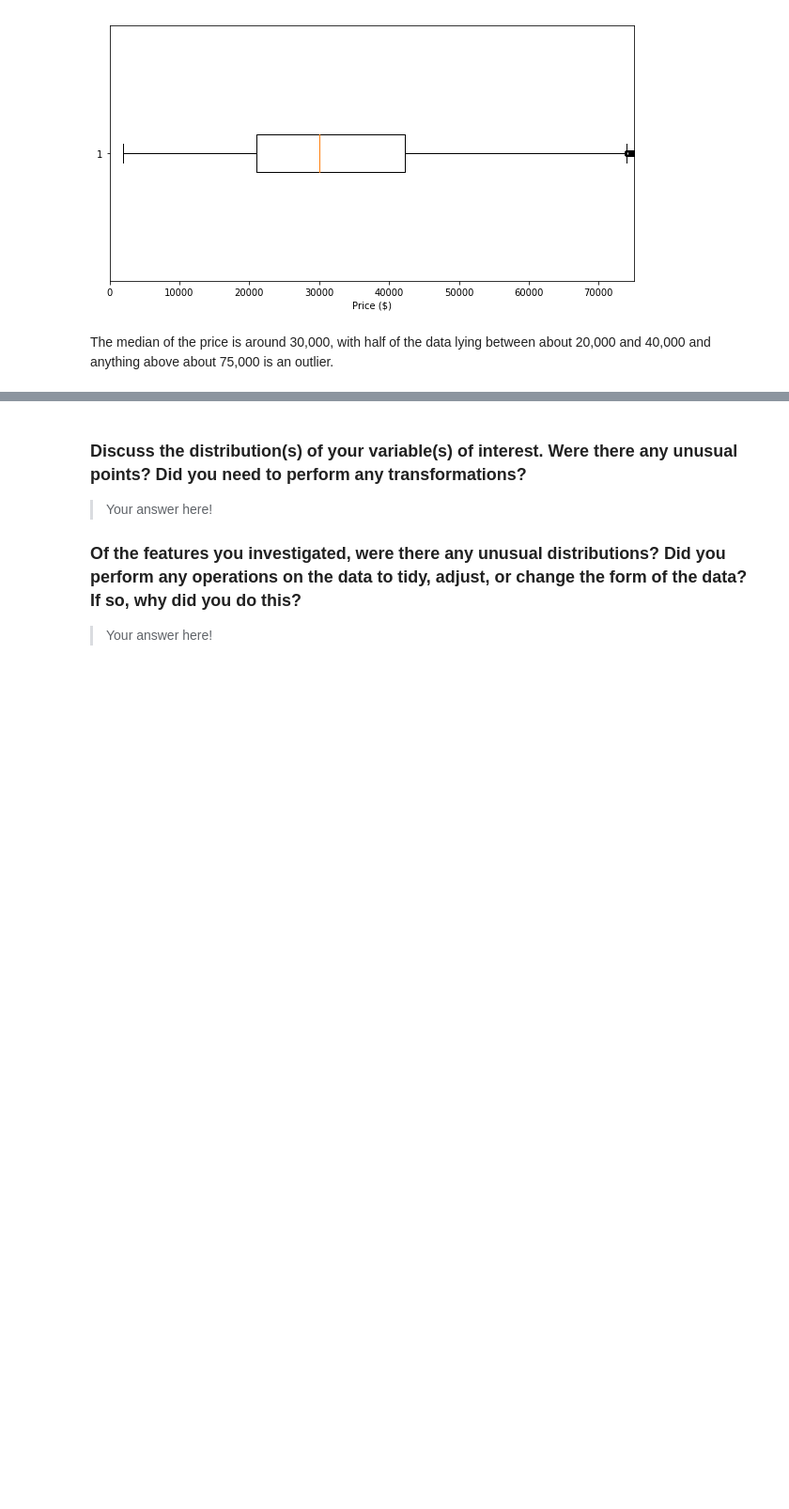
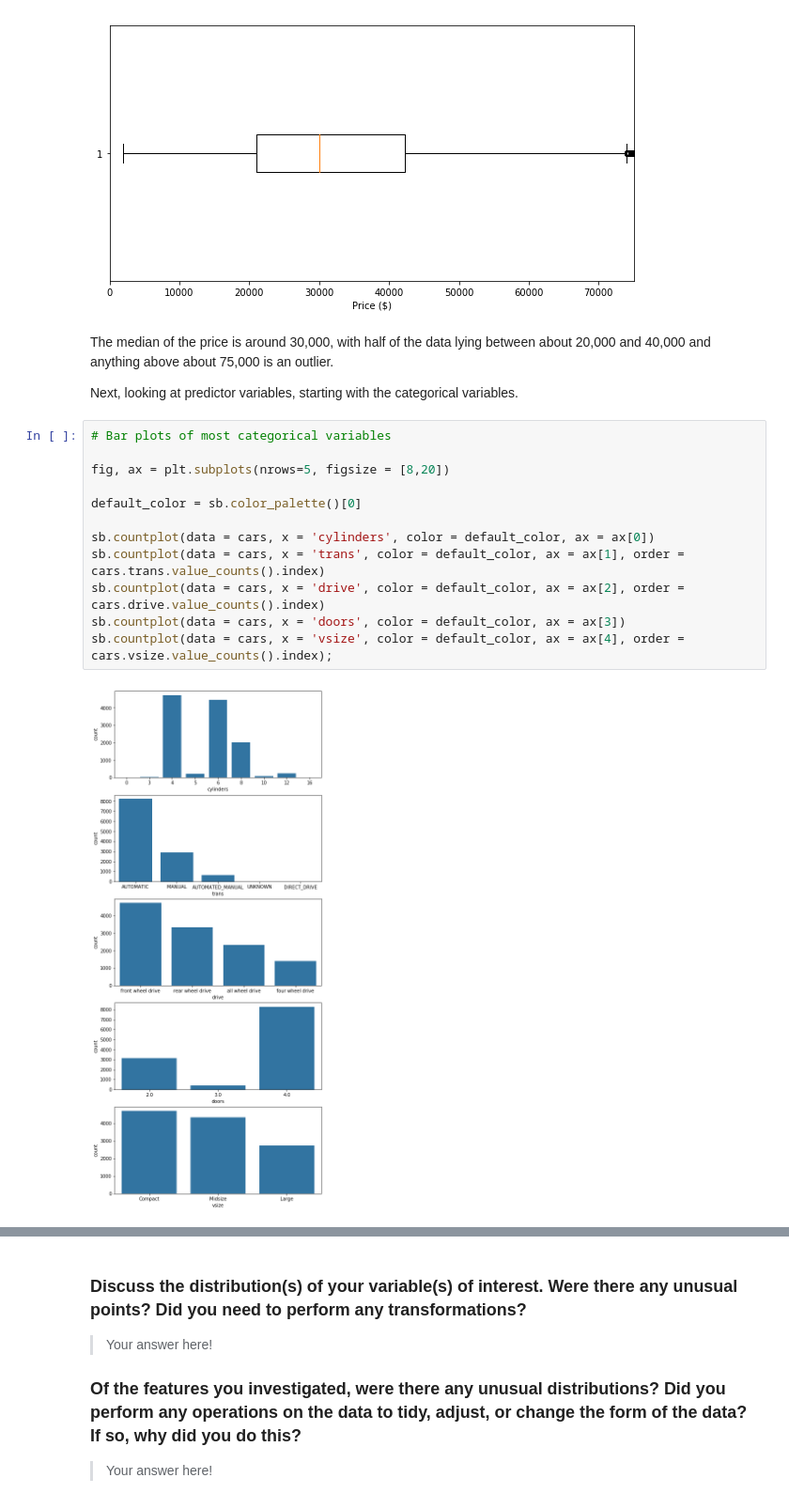
Before and after one commit to Rob-Bruton/Car-Features, a Jupyter notebook: car_exploration.ipynb, the cells around one changed output, grey strips where cells are left out. Shown: that part at 94% size. Saved outputs shown, nothing was run; the diff lists cells and outputs as text; blank space fills up the shorter version.

```diff
--- a/car_exploration.ipynb
+++ b/car_exploration.ipynb
@@ -150,3 +150,19 @@ plt.xlabel('Price ($)');
 [figure]
 # %% [markdown]
 The median of the price is around 30,000, with half of the data lying between about 20,000 and 40,000 and anything above about 75,000 is an outlier.
+
+Next, looking at predictor variables, starting with the categorical variables.
+# %%
+# Bar plots of most categorical variables
+
+fig, ax = plt.subplots(nrows=5, figsize = [8,20])
+
+default_color = sb.color_palette()[0]
+
+sb.countplot(data = cars, x = 'cylinders', color = default_color, ax = ax[0])
+sb.countplot(data = cars, x = 'trans', color = default_color, ax = ax[1], order = cars.trans.value_counts().index)
+sb.countplot(data = cars, x = 'drive', color = default_color, ax = ax[2], order = cars.drive.value_counts().index)
+sb.countplot(data = cars, x = 'doors', color = default_color, ax = ax[3])
+sb.countplot(data = cars, x = 'vsize', color = default_color, ax = ax[4], order = cars.vsize.value_counts().index);
+# %% [output]
+[figure, added]
```
Also changed, not shown: parts of 8 cells of this notebook.
